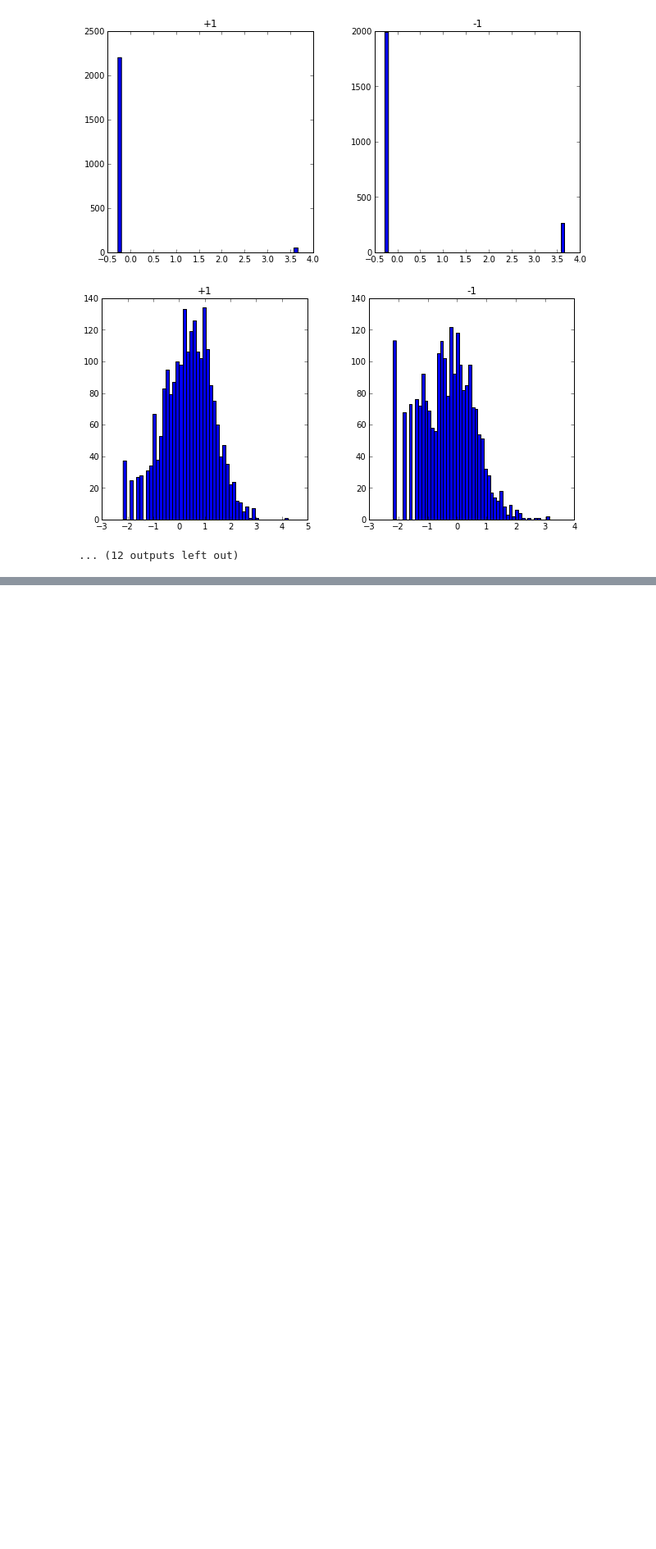
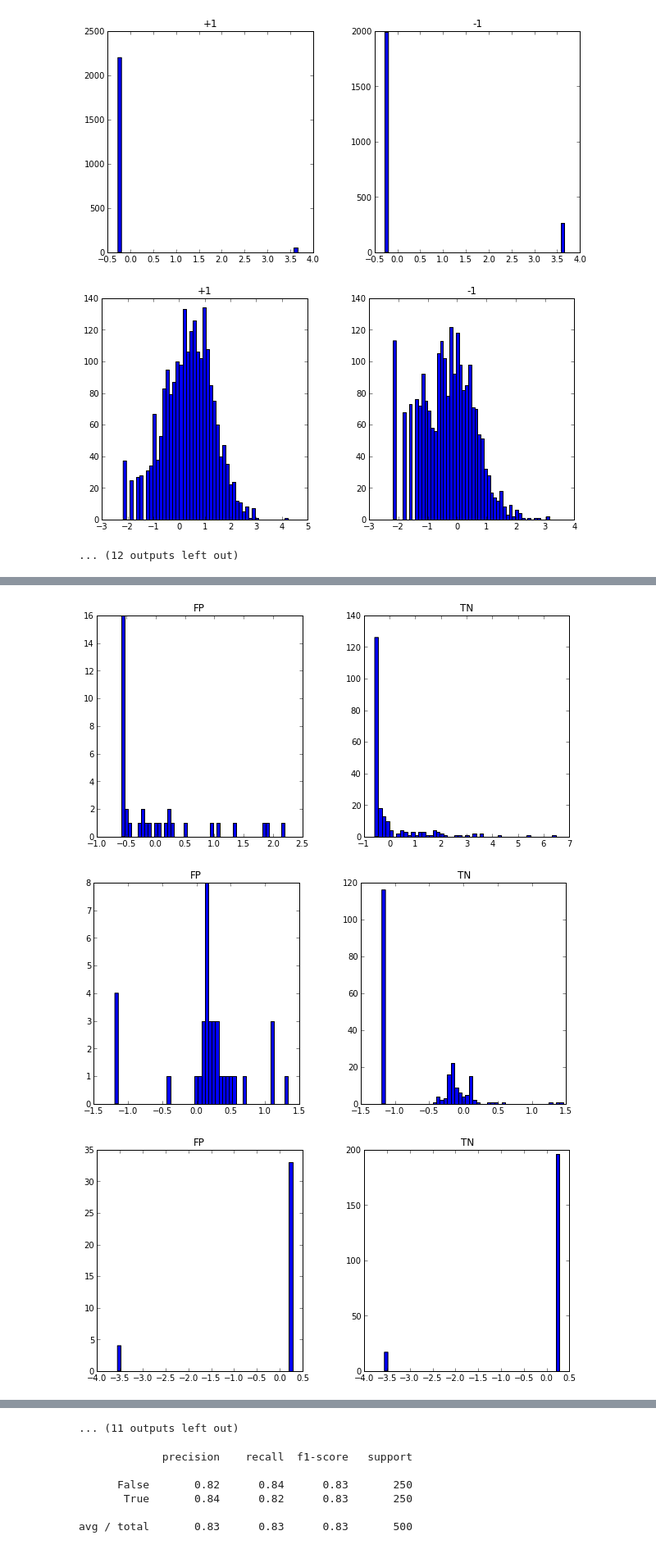
Before and after one commit to rgangopadhya/Quora-Classifier, a Jupyter notebook: Model_Expl.ipynb, the cells around one changed output, grey strips where cells are left out. Shown at 82% size. Saved outputs shown, nothing was run; the diff lists cells and outputs as text; code cells hidden in the pictures; blank space fills up the shorter version.

```diff
--- a/Model_Expl.ipynb
+++ b/Model_Expl.ipynb
@@ -555,0 +636,7 @@ for i in xrange(1, 24):
+# %%
+for i in xrange(1, 24):
+    cv_comp[cv_comp['label']==0]['F'+str(i)].hist(by=cv_comp['class_type'])
+# %% [output]
+[figure, added]
+[figure, added]
+[figure, added]
@@ -555,0 +652 @@ for i in xrange(1, 24):
+... (11 outputs left out)
@@ -555,0 +655,12 @@ for i in xrange(1, 24):
+# %%
+boost = AdaBoostClassifier(n_estimators=2000)
+boost.fit(training_set[features], training_set['Label']=='+1')
+cv_y = boost.predict(cv_comp[features])
+print classification_report((cv_comp['Label']=='+1').as_matrix(), cv_y)
+# %% [output]
+             precision    recall  f1-score   support
+
+      False       0.82      0.84      0.83       250
+       True       0.84      0.82      0.83       250
+
+avg / total       0.83      0.83      0.83       500
```
Also changed, not shown: parts of 26 cells of this notebook.
